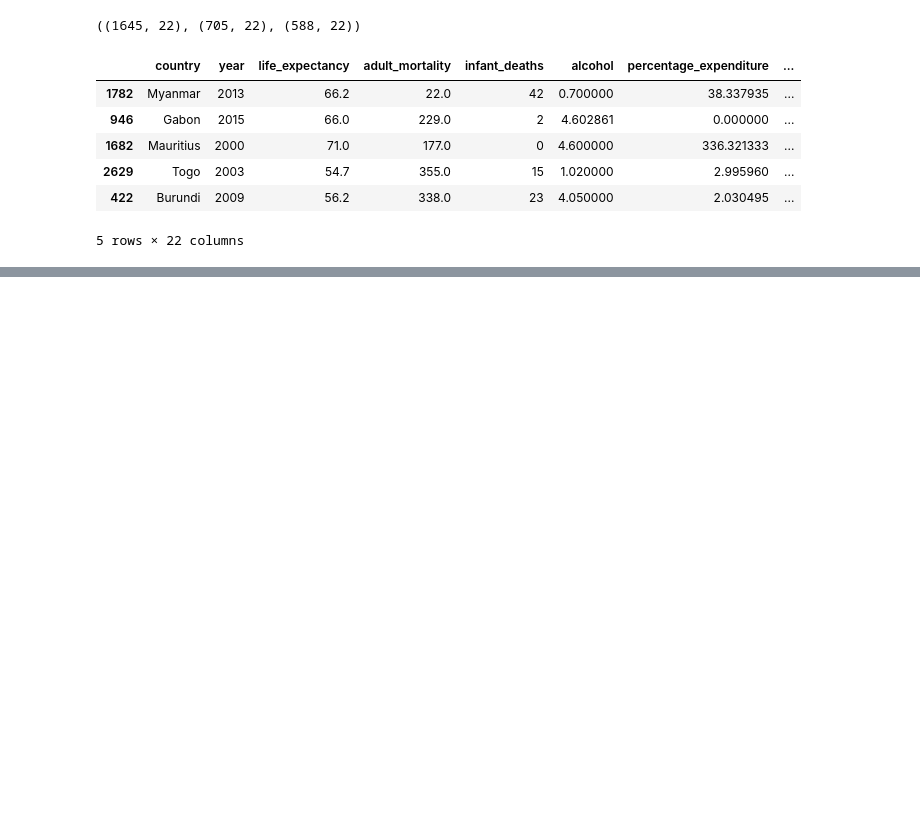
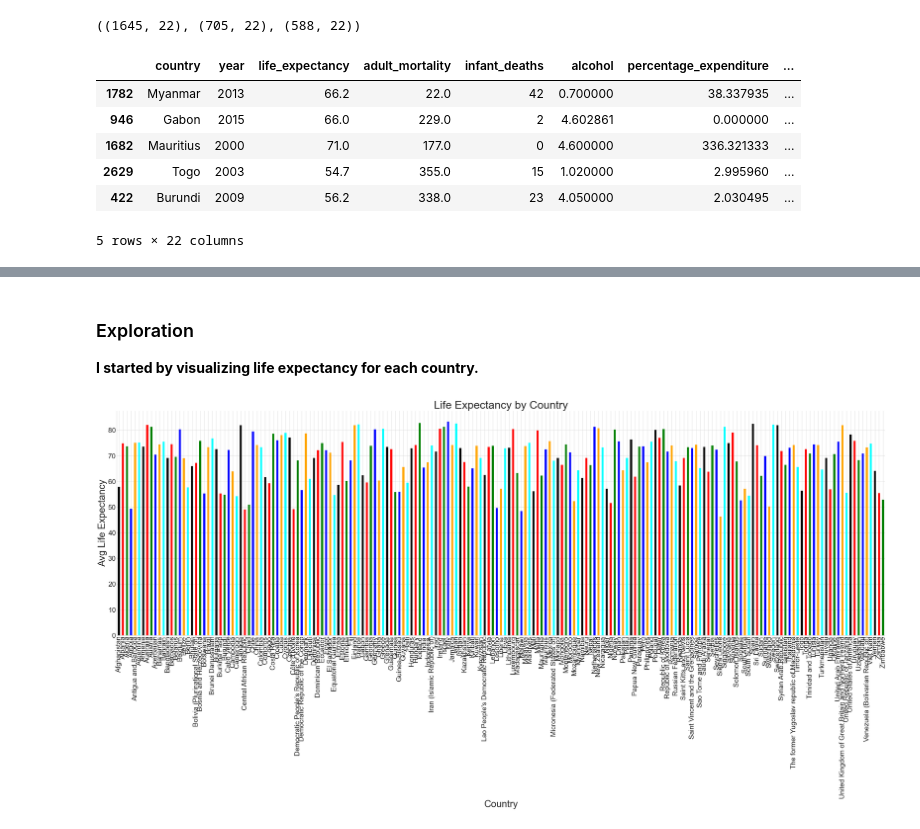
Before and after one commit to kristofer-rivera/predicting-life-expectancy, a Jupyter notebook: final_notebook.ipynb, the cells around one changed output, grey strips where cells are left out. Cells and saved outputs as stored; diff of their text form; code cells hidden in the pictures; blank space fills up the shorter version.

Commit message:
Adding exploration section.

```diff
--- a/final_notebook.ipynb
+++ b/final_notebook.ipynb
@@ -126,0 +133,8 @@ train.head()
+# %% [markdown]
+### Exploration
+
+**I started by visualizing life expectancy for each country.**
+# %%
+ex.countries(train)
+# %% [output]
+[figure, added]
```
Also changed, not shown: parts of 10 cells of this notebook, 1 other file.
